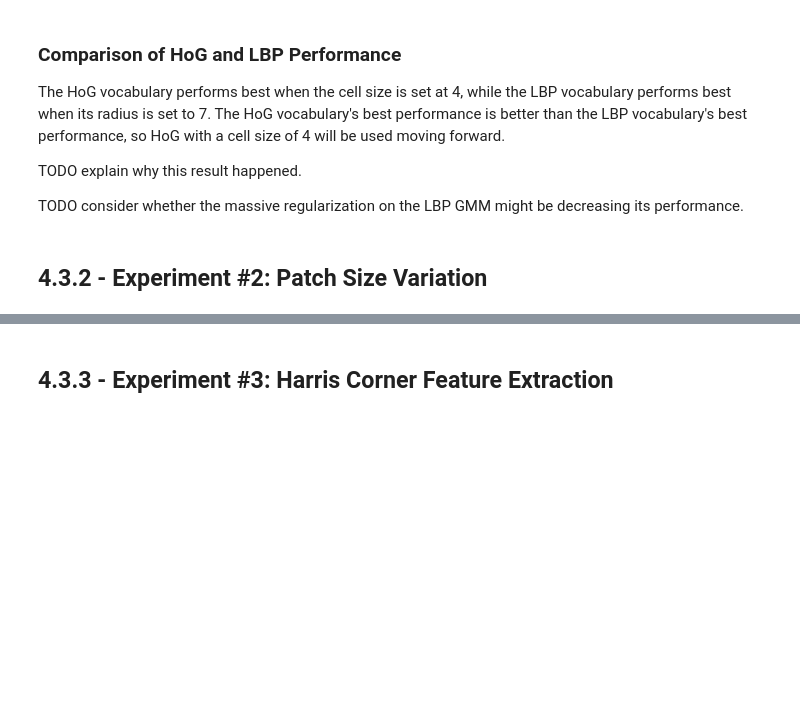
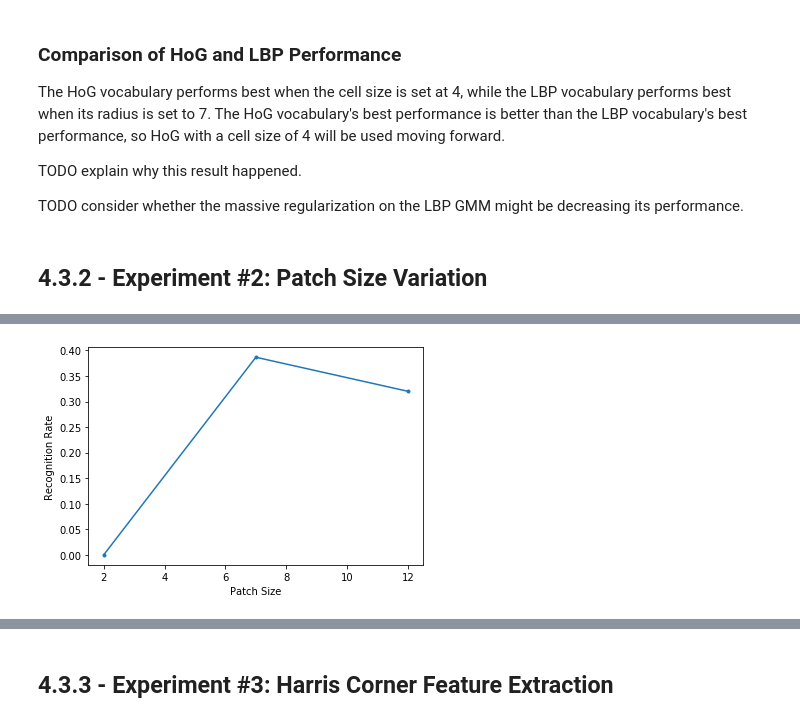
Before and after one commit to alexanderhale/ECSE415, a Jupyter notebook: FinalProject/VocabularyBuild.ipynb, the cells around one changed output, grey strips where cells are left out. Cells and saved outputs as stored; diff of their text form; code cells hidden in the pictures; blank space fills up the shorter version.

```diff
--- a/FinalProject/VocabularyBuild.ipynb
+++ b/FinalProject/VocabularyBuild.ipynb
@@ -233,7 +233,7 @@ for trnface, tstface, trnhead, tsthead in zip(trainKeypoints, testKeypoints, tra
     trnLBPforHeadshot = ([], [], [])
     for point in trnface:
         # extract 15x15 window around keypoint
-        window = trnhead[int(point.pt[0]) - 7 : int(point.pt[0]) + 7, int(point.pt[1]) - 7 : int(point.pt[1]) + 7, :]
+        window = trnhead[int(point.pt[0]) - 7 : int(point.pt[0]) + 7 + 1, int(point.pt[1]) - 7 : int(point.pt[1]) + 7 + 1, :]
         window_grey = cv2.cvtColor(window, cv2.COLOR_RGB2GRAY)
 
         # perform HoG / LBP on the window
@@ -248,7 +248,7 @@ for trnface, tstface, trnhead, tsthead in zip(trainKeypoints, testKeypoints, tra
     tstLBPforHeadshot = ([], [], [])
     for point in tstface:
         # extract 15x15 window around keypoint
-        window = tsthead[int(point.pt[0]) - 7 : int(point.pt[0]) + 7, int(point.pt[1]) - 7 : int(point.pt[1]) + 7][:]
+        window = tsthead[int(point.pt[0]) - 7 : int(point.pt[0]) + 7 + 1, int(point.pt[1]) - 7 : int(point.pt[1]) + 7 + 1][:]
         window_grey = cv2.cvtColor(window, cv2.COLOR_RGB2GRAY)
 
         # perform HoG / LBP on the window
@@ -352,0 +351,80 @@ TODO consider whether the massive regularization on the LBP GMM might be decreas
+# %%
+oBins = 9
+blockSize = (2, 2)
+bestCellSize = 4
+patchSizes = [2, 7, 12]
+
+trnHoGPatches = ([], [], [])
+tstHoGPatches = ([], [], [])
+
+for trnface, tstface, trnhead, tsthead in zip(trainKeypoints, testKeypoints, trainHeadshots, testHeadshots):
+    trnHoGforHeadshot = ([], [], [])
+    for point in trnface:
+        for index, ps in enumerate(patchSizes):
+            # extract window around keypoint
+            window = trnhead[int(point.pt[0]) - ps : int(point.pt[0]) + ps + 1, int(point.pt[1]) - ps : int(point.pt[1]) + ps + 1, :]
+
+            # perform HoG on the window
+            trnHoGforHeadshot[index].append(np.asarray(hog(window, orientations=oBins, pixels_per_cell=(cellSize, cellSize), cells_per_block=blockSize)))
+    for i in range(3):
+        trnHoGPatches[i].append(np.asarray(trnHoGforHeadshot[i]))
+
+    tstHoGforHeadshot = ([], [], [])
+    for point in tstface:
+        for index, ps in enumerate(patchSizes):
+            # extract 15x15 window around keypoint
+            window = tsthead[int(point.pt[0]) - ps : int(point.pt[0]) + ps + 1, int(point.pt[1]) - ps : int(point.pt[1]) + ps + 1][:]
+
+            # perform HoG / LBP on the window
+            tstHoGforHeadshot[index].append(np.asarray(hog(window, orientations=oBins, pixels_per_cell=(cellSize, cellSize), cells_per_block=blockSize)))
+    for i in range(3):
+        tstHoGPatches[i].append(np.asarray(tstHoGforHeadshot[i]))
+
+trnHoGPatches = np.asarray(trnHoGPatches)
+tstHoGPatches = np.asarray(tstHoGPatches)
+
+recognitionRatesBestPatches = np.zeros(3)
+predictedLabelsBestPatches = np.empty((3, 75))
+
+for i in range(3):
+    if (trnHoGPatches[i][0].shape[1] > 0):
+        # cluster HoG descriptors into K clusters using the Gaussian Mixture model
+        emBestPatches = GaussianMixture(n_components=num_components)
+        emBestPatches = emBestPatches.fit(np.concatenate(trnHoGPatches[i]))
+
+        # create HoG descriptor histograms
+        trnBestPatchesHistograms = buildHistograms(trnHoGPatches[i], emBestPatches)
+        tstBestPatchesHistograms = buildHistograms(tstHoGPatches[i], emBestPatches)
+
+        # create label predictions and calculate recognition rate
+        predictedLabelsBestPatches[i] = findNearestNeighbour(trnBestPatchesHistograms, tstBestPatchesHistograms)
+        recognitionRatesBestPatches[i] = accuracy_score(labels, predictedLabelsBestPatches[i])
+    else:
+        # patch size didn't work
+        print("Patch size {} is too small.".format(patchSizes[i] * 2 + 1))
+        predictedLabelsBestPatches[i] = np.zeros(75)
+        recognitionRatesBestPatches[i] = 0
+
+    #     # cluster LBP descriptors into K clusters using the Gaussian Mixture model
+    #     emLBP = GaussianMixture(n_components=num_components, reg_covar=1e4)     # reduce reg_covar as low as possible while still functioning
+    #     emLBP = emLBP.fit(np.concatenate(trnLBPFeatures[i]))
+
+    #     # create LBP descriptor histograms
+    #     trnLBPHistograms = buildHistograms(trnLBPFeatures[i], emLBP)
+    #     tstLBPHistograms = buildHistograms(tstLBPFeatures[i], emLBP)
+
+    #     # create label predictions and calculate recognition rate
+    #     predictedLabelsLBP[i] = findNearestNeighbour(trnLBPHistograms, tstLBPHistograms)
+    #     recognitionRatesLBP[i] = accuracy_score(labels, predictedLabelsLBP[i])
+
+plt.plot(patchSizes, recognitionRatesBestPatches, marker="."), plt.xlabel("Patch Size"), plt.ylabel("Recognition Rate")
+plt.show()
+
+bestPerformerPatches = np.argmax(recognitionRatesBestPatches)
+
+print('The best performing patch size is {} with a recognition rate of {}.'.format(patchSizes[bestPerformerPatches], recognitionRatesBestPatches[bestPerformerPatches]))
+
+plt.imshow(confusion_matrix(labels, predictedLabelsBestPatches[bestPerformerPatches]))
+plt.title('Patch Size = {}'.format(patchSizes[bestPerformerPatches]))
+plt.show()
+# %% [output]
@@ -352,0 +432 @@ TODO consider whether the massive regularization on the LBP GMM might be decreas
+[figure, added]
```
Also changed, not shown: parts of 3 cells of this notebook.
